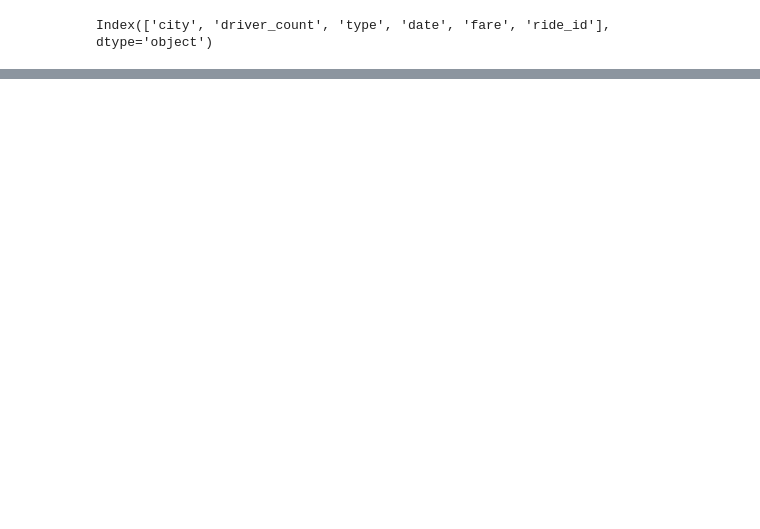
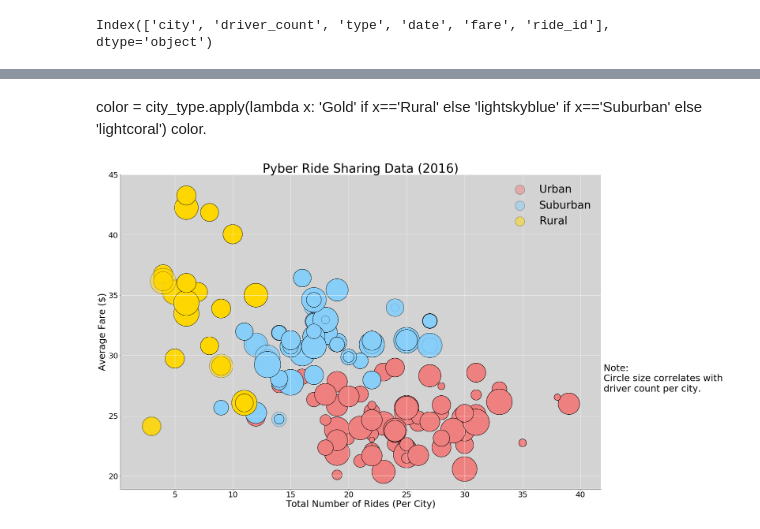
Before and after one commit to jgroth1/Plotting_data, a Jupyter notebook: Pyber/Pyber_analysis.ipynb, the cells around one changed output, grey strips where cells are left out. Drawn from its saved outputs; the diff is of its cells as text; code cells hidden in the pictures; blank space fills up the shorter version.

Commit message:
finished bubble plot for pyber and tumor volume for pymecueticals and metastic sites is almost done

```diff
--- a/Pyber/Pyber_analysis.ipynb
+++ b/Pyber/Pyber_analysis.ipynb
@@ -38,4 +51,6 @@ pyber_fare_avg = pyber_group.mean()
 pyber_ride_count = pyber_ride_count.loc[:,'ride_id']
 pyber_ride_count = pyber_ride_count.to_frame()
 pyber_ride_count.rename(columns={'ride_id': 'ride_count'}, inplace=True)
-pyber_ride_count
+
+index = pyber_ride_count.index
+pyber_ride_count.reset_index(inplace=True)
@@ -63,4 +58,4 @@ pyber_ride_count
 pyber_fare_avg = pyber_fare_avg.loc[:,'fare']
 pyber_fare_avg = pyber_fare_avg.to_frame()
 pyber_fare_avg.rename(columns={'fare': 'average_fare'}, inplace=True)
-pyber_fare_avg
+pyber_fare_avg.reset_index(inplace=True)
@@ -92,0 +62,3 @@ ax1.scatter(x=pyber_ride_count.iloc[:,0], y=pyber_fare_avg.iloc[:,0])
+# %%
+pyber_data_df = pyber_data_df.merge(pyber_ride_count, on='city').merge(pyber_fare_avg, on='city')
+pyber_data_df.head()
@@ -92,0 +82,18 @@ ax1.scatter(x=pyber_ride_count.iloc[:,0], y=pyber_fare_avg.iloc[:,0])
+# %% [markdown]
+
+color = city_type.apply(lambda x: 'Gold' if x=='Rural' else 'lightskyblue' if x=='Suburban' else 'lightcoral')
+color.
+# %%
+g = sns.lmplot(x='ride_count', y='average_fare', data=pyber_data_df,palette={'Rural': 'gold', 'Suburban': 'lightskyblue', 'Urban': 'lightcoral'}, hue='type', size=15, aspect=1.5, legend=False, fit_reg=False, scatter_kws={'s': pyber_data_df['driver_count']*100, 'alpha': .5, 'edgecolor': 'k', 'linewidth': 1})
+ax = g.ax
+ax.text(42,27,'Note: \nCircle size correlates with \ndriver count per city.').set_fontsize(30)
+ax.legend(loc='upper right', fontsize=35, markerscale=.5, frameon=False)
+ax.set_title('Pyber Ride Sharing Data (2016)').set_fontsize(40)
+ax.grid(color='white')
+ax.set_xlabel('Total Number of Rides (Per City)').set_fontsize(30)
+ax.set_ylabel('Average Fare ($)').set_fontsize(30)
+ax.tick_params(which='major', labelsize=25)
+ax.set_facecolor("lightgrey")
+g.savefig('bubble.png')
+# %% [output]
+[figure, added]
```
Also changed, not shown: parts of 10 cells of this notebook, 4 other files.
